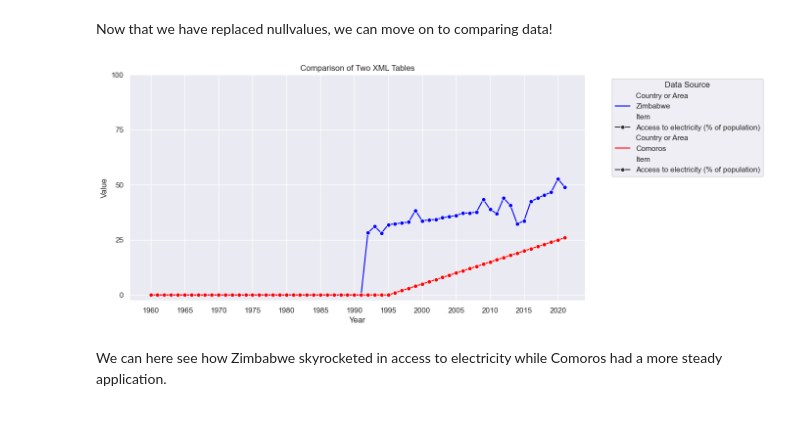
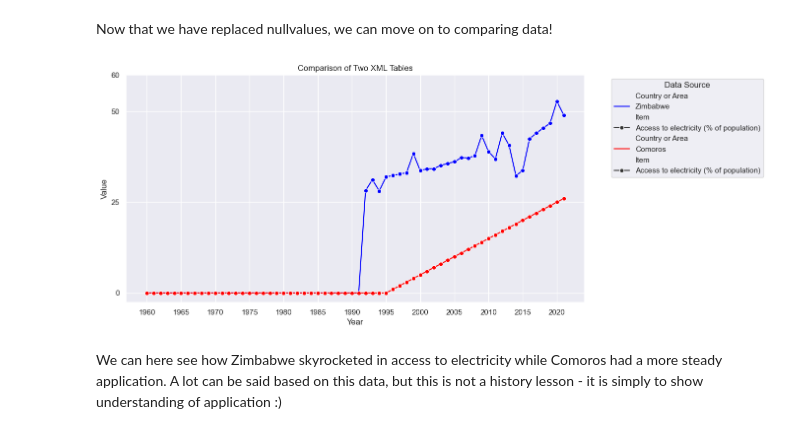
Before and after one commit to Peter537/Dat4-BI-MP1, a Jupyter notebook: ElectricalData.ipynb, the cells around one changed output. Cells and saved outputs as stored; diff of their text form; code cells hidden in the pictures.

```diff
--- a/ElectricalData.ipynb
+++ b/ElectricalData.ipynb
@@ -206,45 +215,41 @@ Now that we have replaced nullvalues, we can move on to comparing data!
 # %%
 import matplotlib.pyplot as plt
 import seaborn as sns
 
-# Assuming df and cdf are your DataFrames from the XML files
 
-# Set the style for the plot
 sns.set(style="darkgrid")
 
-# Define unique colors for each Country or Area
 palette = sns.color_palette("husl", n_colors=len(df['Country or Area'].unique()) + len(cdf['Country or Area'].unique()))
 
-# Create a figure and axis
 plt.figure(figsize=(12, 6))
 
-
+# This is because i wanted a clear color distinction between the two dataframes
 colors = {'Zimbabwe': 'blue', 'Comoros': 'red'}
 
 
-# Plot the values for the first DataFrame (in blue)
+# The above colors is used here, as we have defined json-like objects with the colors for the two dataframes
 sns.lineplot(data=df, x='Year', y='Value', hue='Country or Area', style='Item', markers=True, palette=colors)
 
-# Plot the values for the second DataFrame (in red)
+# Same here, you can see how we use "palette=colors" to define the colors for the two dataframes
 sns.lineplot(data=cdf, x='Year', y='Value', hue='Country or Area', style='Item', markers=True, dashes=True, palette=colors)
 
-plt.yticks([0, 25, 50, 75, 100], ["0", "25", "50", "75", "100"])
+#I did this because there were too many numbers otherwise, i could have stopped it at 100 to zoom out and show a sense of scale
+plt.yticks([0, 25, 50, 60], ["0", "25", "50", "60"])
 
-# Set plot labels and title
 plt.title('Comparison of Two XML Tables')
 plt.xlabel('Year')
 plt.ylabel('Value')
 
-# Show legend
+# Show legend (the data on the right)
 plt.legend(title='Data Source', bbox_to_anchor=(1.05, 1), loc='upper left')
 
 plt.xticks(df['Year'][::5])
 
+# I dont want the graph upsidedown
+plt.gca().invert_yaxis()
 
-plt.gca().invert_yaxis()
-# Show the plot
 plt.show()
 # %% [output]
-[figure, old version]
+[figure, new version]
 # %% [markdown]
-We can here see how Zimbabwe skyrocketed in access to electricity while Comoros had a more steady application.
+We can here see how Zimbabwe skyrocketed in access to electricity while Comoros had a more steady application. A lot can be said based on this data, but this is not a history lesson - it is simply to show understanding of application :)
```
Also changed, not shown: parts of 9 cells of this notebook, 2 other files.
